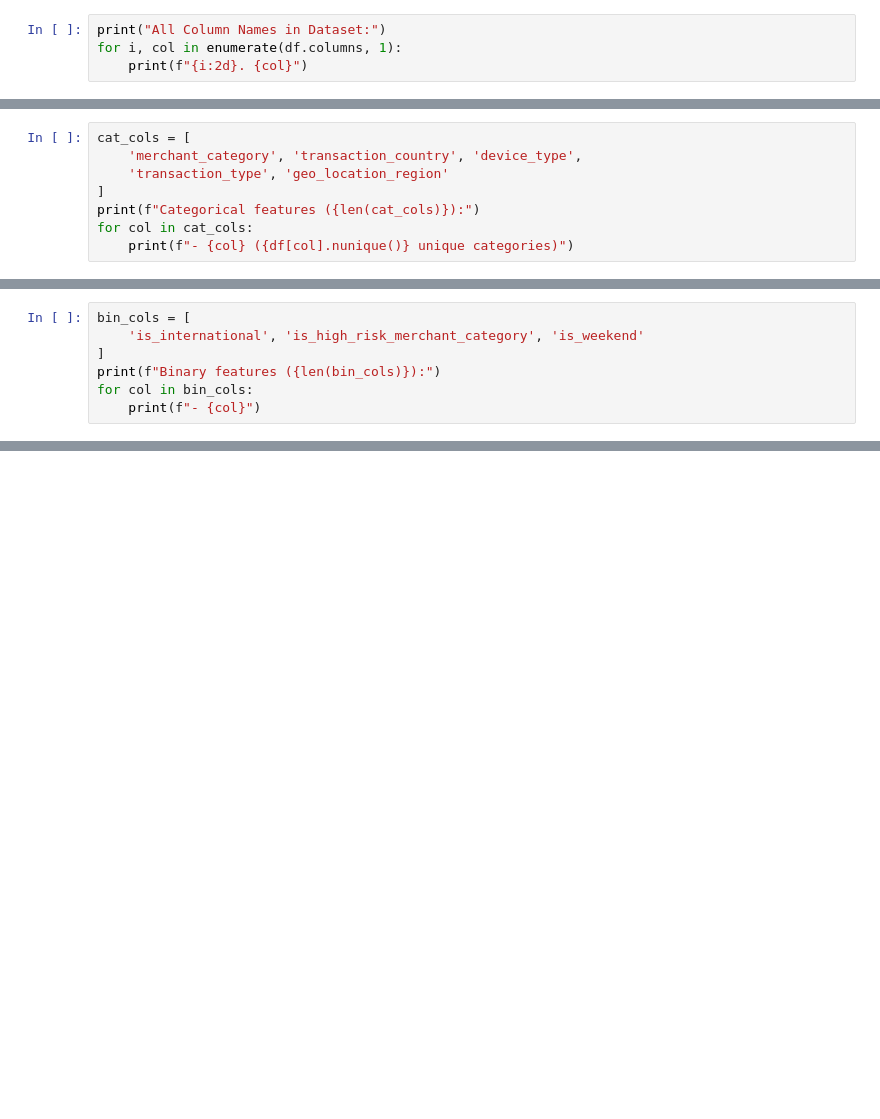
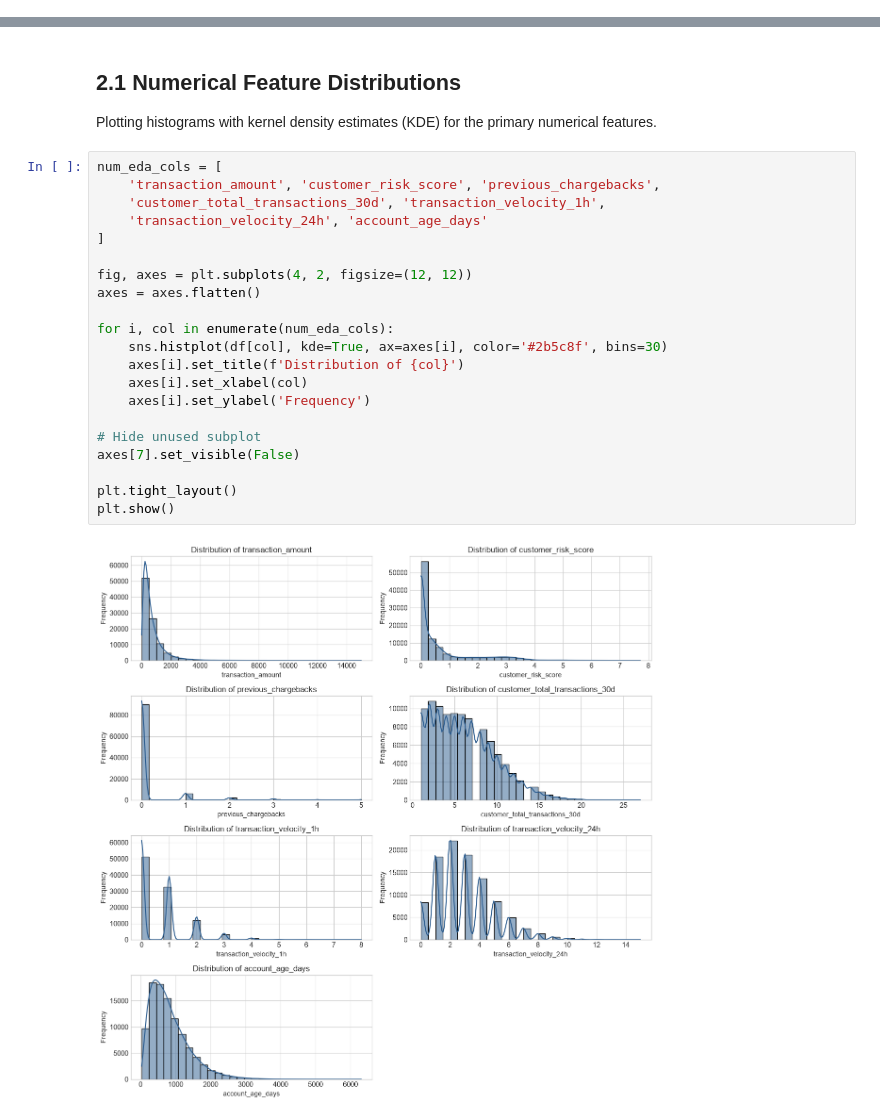
Before and after one commit to anish435/ML_capstone_project, a Jupyter notebook: notebooks/classification.ipynb, the cells around one changed output, grey strips where cells are left out. Saved outputs shown, nothing was run; the diff lists cells and outputs as text; blank space fills up the shorter version.

```diff
--- a/notebooks/classification.ipynb
+++ b/notebooks/classification.ipynb
@@ -84,4 +0,0 @@ Displaying all 21 column names in the dataset.
-# %%
-print("All Column Names in Dataset:")
-for i, col in enumerate(df.columns, 1):
-    print(f"{i:2d}. {col}")
@@ -293,8 +0,0 @@ Listing nominal categorical features representing business categories, countries
-# %%
-cat_cols = [
-    'merchant_category', 'transaction_country', 'device_type',
-    'transaction_type', 'geo_location_region'
-]
-print(f"Categorical features ({len(cat_cols)}):")
-for col in cat_cols:
-    print(f"- {col} ({df[col].nunique()} unique categories)")
@@ -311,7 +0,0 @@ Listing the binary flag features (0 or 1).
-# %%
-bin_cols = [
-    'is_international', 'is_high_risk_merchant_category', 'is_weekend'
-]
-print(f"Binary features ({len(bin_cols)}):")
-for col in bin_cols:
-    print(f"- {col}")
@@ -406,0 +230,26 @@ The dataset is clean and complete with no missing values or duplicate records. I
+# %% [markdown]
+## 2.1 Numerical Feature Distributions
+Plotting histograms with kernel density estimates (KDE) for the primary numerical features.
+# %%
+num_eda_cols = [
+    'transaction_amount', 'customer_risk_score', 'previous_chargebacks',
+    'customer_total_transactions_30d', 'transaction_velocity_1h',
+    'transaction_velocity_24h', 'account_age_days'
+]
+
+fig, axes = plt.subplots(4, 2, figsize=(12, 12))
+axes = axes.flatten()
+
+for i, col in enumerate(num_eda_cols):
+    sns.histplot(df[col], kde=True, ax=axes[i], color='#2b5c8f', bins=30)
+    axes[i].set_title(f'Distribution of {col}')
+    axes[i].set_xlabel(col)
+    axes[i].set_ylabel('Frequency')
+
+# Hide unused subplot
+axes[7].set_visible(False)
+
+plt.tight_layout()
+plt.show()
+# %% [output]
+[figure, added]
```
Also changed, not shown: parts of 87 cells of this notebook, 1 other file.
